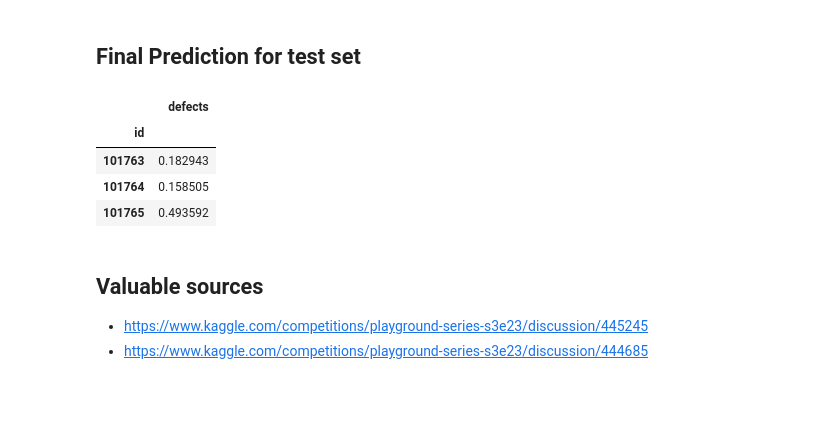
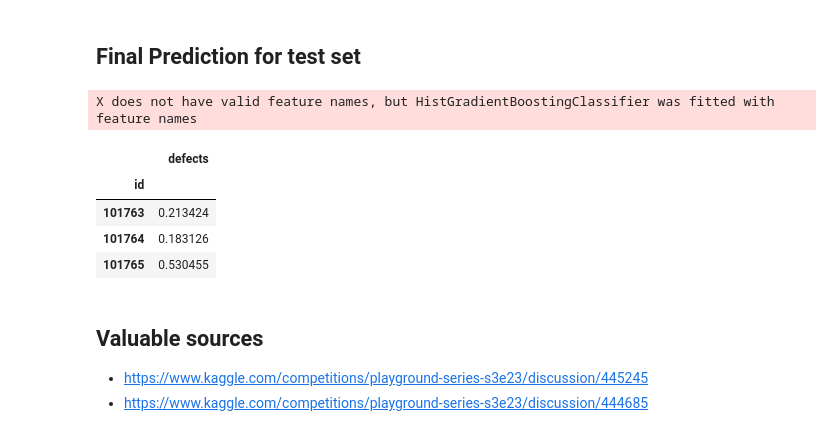
Before and after one commit to incardo/kaggle-playground, a Jupyter notebook: Binary-Classification_Software_Defects_Dataset/eda_software_defects.ipynb, the cells around one changed output. Drawn from its saved outputs; the diff is of its cells as text; code cells hidden in the pictures; blank space fills up the shorter version.

```diff
--- a/Binary-Classification_Software_Defects_Dataset/eda_software_defects.ipynb
+++ b/Binary-Classification_Software_Defects_Dataset/eda_software_defects.ipynb
@@ -325,7 +325,7 @@ xgb_params = {'objective':'binary:logistic',
               'n_estimators':100,
               'learning_rate':0.03858856691681774,
               'max_depth':None,
-              'gamma':5,
+              'gamma':14,
               'scale_pos_weight':77.3/22.7,
               'random_state':0}
 
@@ -349,4 +349,6 @@ def XGBoost_predictions(train_X, train_y, val_X, val_y, xgb_params):
     return predictions, reg, val_auc
 
 xgb_predictions, xgb_model, xgb_val_auc = XGBoost_predictions(train_X, train_y,val_X, val_y, xgb_params)
+
+#xgb_model.score
 # %% [output]
@@ -382,10 +356,0 @@ xgb_model.score
-# %%
-xgb_params2 = {'objective':'binary:logistic',
-              'n_estimators':120,
-              'learning_rate':0.03858856691681774,
-              'max_depth':2,
-              'gamma':5,
-              'scale_pos_weight':77.3/22.7,
-              'random_state':0}
-
-xgb_predictions, xgb_model, xgb_val_auc = XGBoost_predictions(train_X, train_y,val_X, val_y, xgb_params2)
@@ -563,6 +401,6 @@ Running fold  2
 # %%
 class_weights = {0: 0.773, 1: 0.227}
-rf_params = { 'n_estimators':1000,
+rf_params = { 'n_estimators':935,
               'max_depth':10,
               'min_samples_split':3,
               'class_weight':class_weights,
@@ -570,11 +408,17 @@ rf_params = { 'n_estimators':1000,
               'bootstrap':True,
               'n_jobs' :-1}
 
-def rf_predictions(train_X, train_y):
+# rf_params = { 'n_estimators':338,
+#               'max_depth':9,
+#               'min_samples_split':3,
+#               'class_weight':class_weights,
+#               'random_state':0,
+#               'bootstrap':True,
+#               'n_jobs' :-1}
 
-    reg = RandomForestClassifier(**rf_params
-                           )
+def rf_predictions(train_X, train_y, val_X, val_y, rf_params):
 
+    reg = RandomForestClassifier(**rf_params)
     reg.fit(train_X,train_y)
 
     predictions_train = reg.predict_proba(train_X)[:,1]
@@ -587,7 +431,9 @@ def rf_predictions(train_X, train_y):
     predictions[predictions<0]=0
     print("ROC-AUC score validation", roc_auc_score(val_y,predictions))
 
-    return predictions, reg
+    val_auc = roc_auc_score(val_y,predictions)
 
-random_forest_predictions, rf_model = rf_predictions(train_X, train_y)
+    return predictions, reg, val_auc
+
+random_forest_predictions, rf_model, rf_val_auc = rf_predictions(train_X, train_y, val_X, val_y, rf_params)
 # %% [output]
@@ -862,37 +750,38 @@ extratree_predictions = extratree_model.predict_proba(X_test)[:,1]
 
 
 scaler = StandardScaler()
 X_train = scaler.fit_transform(train_X)
 X_test = scaler.transform(X_test)
 n_components = 100  # You can adjust this based on your dataset and computational resources
 nystroem = Nystroem(kernel='rbf', n_components=n_components, random_state=42)
 X_train_nystroem = nystroem.fit_transform(X_train)
 X_test_nystroem = nystroem.transform(X_test)
 nystroem_logistic_predictions = nystroem_logistic_model.predict_proba(X_test_nystroem)[:,1]
 
 catbost_classifier_predictions = catboost_model.predict_proba(X_test)[:,1]
 lgbm_classifier_predictions = lgbm_model.predict_proba(X_test)[:,1]
 hgbc_classifier_predictions = hgbc_model.predict_proba(X_test)[:,1]
 
 
-final_prediction = 0.2 * xgb_predictions + \
-                   0.2 * hgbc_classifier_predictions + \
+final_prediction = 0.25 * xgb_predictions + \
+                   0.1 * hgbc_classifier_predictions + \
                    0.1 * rf_predictions + \
                    0.1 * extratree_predictions + \
-                   0.2 * nystroem_logistic_predictions + \
+                   0.25 * nystroem_logistic_predictions + \
                    0.1 * catbost_classifier_predictions * \
                    0.1 * lgbm_classifier_predictions
 
 #final_prediction = lgbm_classifier_predictions
 
 # Save predicted results to the competition submission format.
 submission = pd.DataFrame({'id':test_data.index, 'defects':final_prediction})
 submission = submission.set_index(keys="id")
 submission.head(3)
 # %% [output]
+X does not have valid feature names, but HistGradientBoostingClassifier was fitted with feature names
 |  | defects |
 | id |  |
-| 101763 | 0.182943 |
-| 101764 | 0.158505 |
-| 101765 | 0.493592 |
+| 101763 | 0.213424 |
+| 101764 | 0.183126 |
+| 101765 | 0.530455 |
 # %%
```
Also changed, not shown: parts of 23 cells of this notebook, 1 other file.
